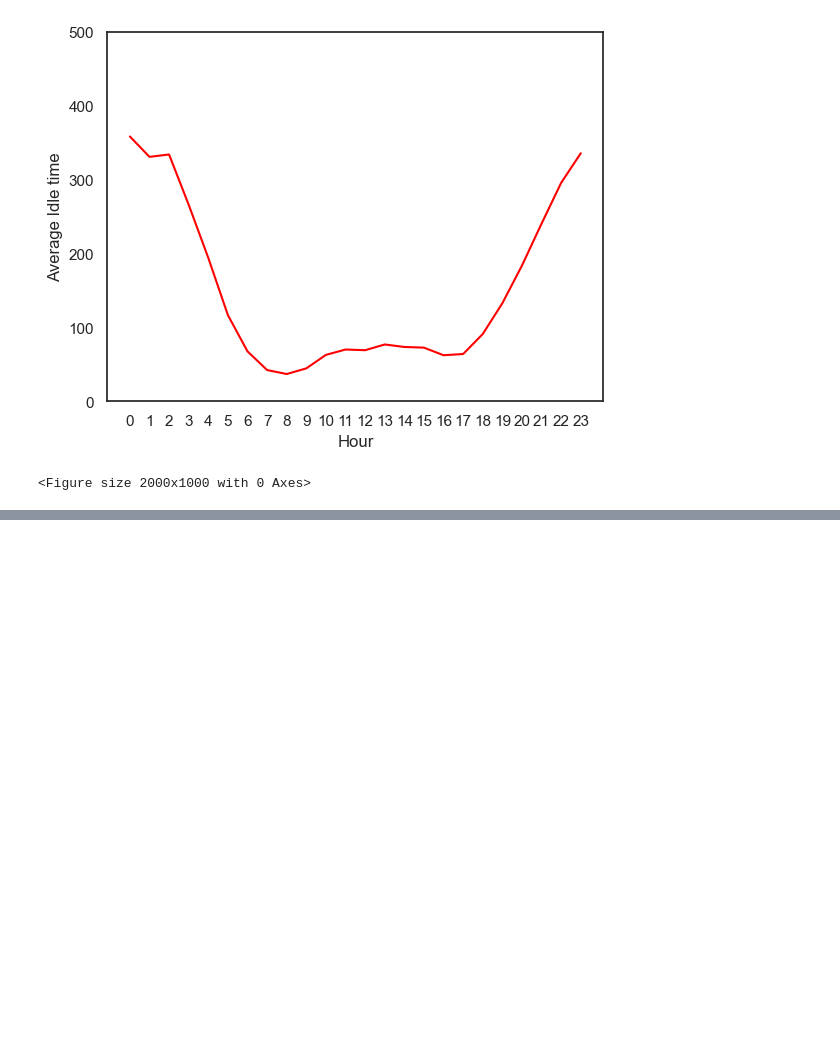
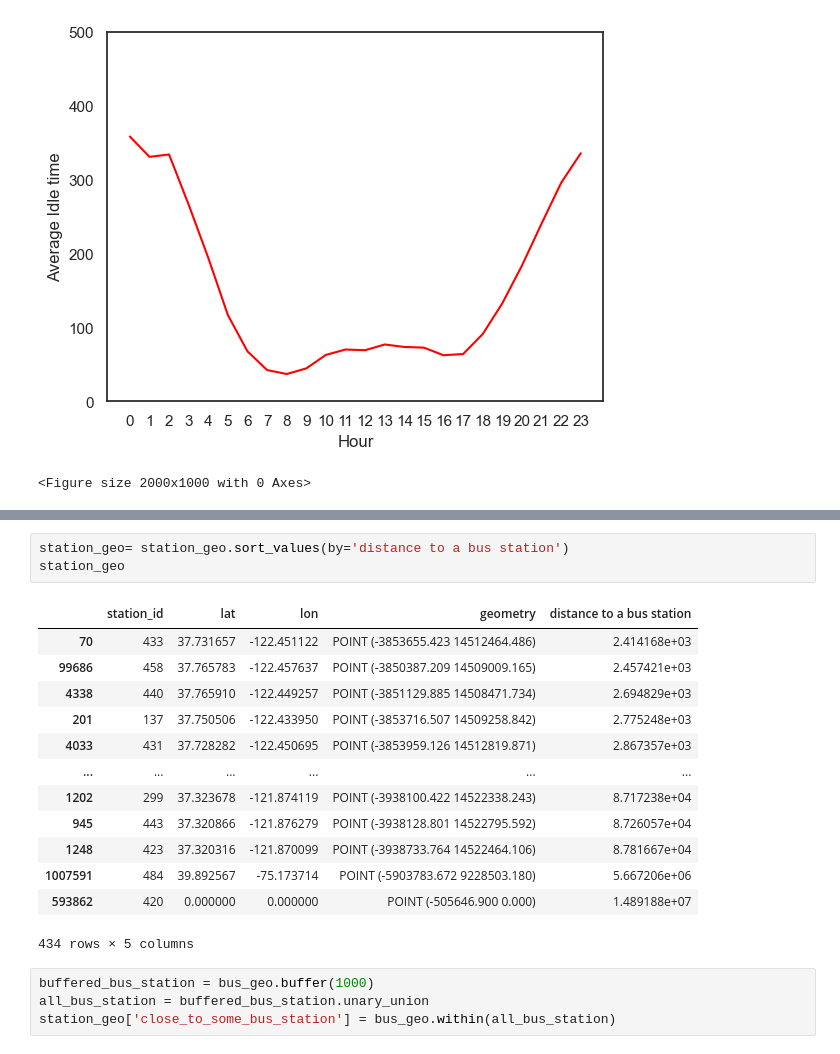
Before and after one commit to Ppkhanh/The-Learning-Machines, a Jupyter notebook: AddingFeatures.ipynb, the cells around one changed output, grey strips where cells are left out. Drawn from its saved outputs; the diff is of its cells as text; blank space fills up the shorter version.

```diff
--- a/AddingFeatures.ipynb
+++ b/AddingFeatures.ipynb
@@ -557,0 +729,21 @@ summer_2019.head(10)
+# %%
+station_geo= station_geo.sort_values(by='distance to a bus station')
+station_geo
+# %% [output]
+|  | station_id | lat | lon | geometry | distance to a bus station |
+| 70 | 433 | 37.731657 | -122.451122 | POINT (-3853655.423 14512464.486) | 2.414168e+03 |
+| 99686 | 458 | 37.765783 | -122.457637 | POINT (-3850387.209 14509009.165) | 2.457421e+03 |
+| 4338 | 440 | 37.765910 | -122.449257 | POINT (-3851129.885 14508471.734) | 2.694829e+03 |
+| 201 | 137 | 37.750506 | -122.433950 | POINT (-3853716.507 14509258.842) | 2.775248e+03 |
+| 4033 | 431 | 37.728282 | -122.450695 | POINT (-3853959.126 14512819.871) | 2.867357e+03 |
+| ... | ... | ... | ... | ... | ... |
+| 1202 | 299 | 37.323678 | -121.874119 | POINT (-3938100.422 14522338.243) | 8.717238e+04 |
+| 945 | 443 | 37.320866 | -121.876279 | POINT (-3938128.801 14522795.592) | 8.726057e+04 |
+| 1248 | 423 | 37.320316 | -121.870099 | POINT (-3938733.764 14522464.106) | 8.781667e+04 |
+| 1007591 | 484 | 39.892567 | -75.173714 | POINT (-5903783.672 9228503.180) | 5.667206e+06 |
+| 593862 | 420 | 0.000000 | 0.000000 | POINT (-505646.900 0.000) | 1.489188e+07 |
+434 rows × 5 columns
+# %%
+buffered_bus_station = bus_geo.buffer(1000)
+all_bus_station = buffered_bus_station.unary_union
+station_geo['close_to_some_bus_station'] = bus_geo.within(all_bus_station)
```
Also changed, not shown: parts of 39 cells of this notebook.
